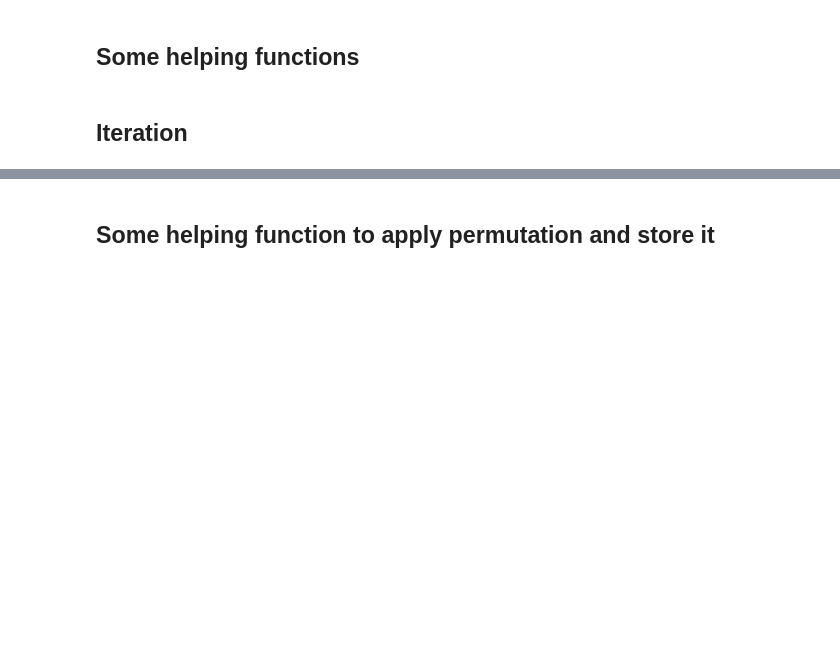
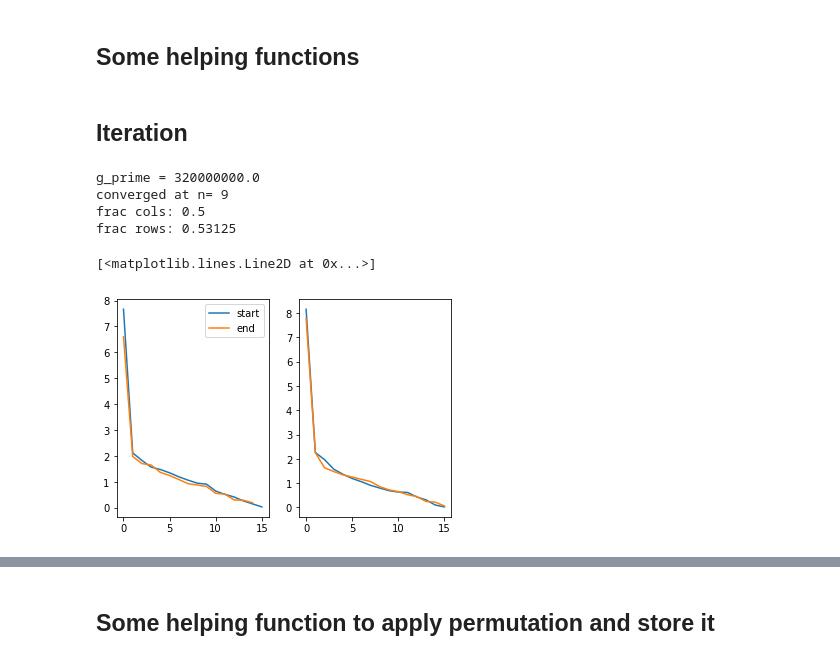
Before and after one commit to snuesslein/Matrixapprox, a Jupyter notebook: Code/Split/Cluster_Frobenius.ipynb, the cells around one changed output, grey strips where cells are left out. Cells and saved outputs as stored; diff of their text form; code cells hidden in the pictures; blank space fills up the shorter version.

```diff
--- a/Code/Split/Cluster_Frobenius.ipynb
+++ b/Code/Split/Cluster_Frobenius.ipynb
@@ -52,6 +52,6 @@ def show_matrices(X,s_col,s_row):
 f_reg_row = lambda x: -gamma*x**3
 f_reg_col = lambda x: -gamma*x**3
 
-gamma = 1e4 #maxbee have two different regularizations for rows and collumns
+gamma = 0e4 #maxbee have two different regularizations for rows and collumns
 # %% [markdown]
 ## Iteration
@@ -261,5 +329,5 @@ def segment_matrix(stage_causal,stage_anticausal,N=70,initla_spectral=True): #mi
 # %%
-gamma =1e2
+gamma =1e7
 q =25
 T = np.random.rand(32,32)
 sys = Split.initial_mixed(T)
@@ -268,17 +336,25 @@ stage_a=sys.anticausal_system.stages[0]
 s_c,s_r,report = segment_matrix(stage_c,stage_a,N=50)
 s_cols = report["s_cols"]
 s_rows = report["s_rows"]
+# %% [output]
+g_prime = 320000000.0
+converged at n= 9
+frac cols: 0.5
+frac rows: 0.53125
 # %%
-s_start_c,s_start_a = compute_sigmasf(T,s_cols[0],s_rows[0])
-s_end_c,s_end_a = compute_sigmasf(T,s_cols[-1],s_rows[-1])
+s_start_c,s_start_a = compute_sigmasf(T,s_cols[0][1:-1],s_rows[0][1:-1])
+s_end_c,s_end_a = compute_sigmasf(T,s_cols[-1][1:-1],s_rows[-1][1:-1])
 
 plt.subplot(1,2,1)
 plt.plot(s_start_c,label="start")
 plt.plot(s_end_c,label="end")
 plt.legend()
 plt.subplot(1,2,2)
 plt.plot(s_start_a,label="start")
 plt.plot(s_end_a,label="end")
+# %% [output]
+[<matplotlib.lines.Line2D at 0x...>]
+[figure, added]
 # %%
 print(np.count_nonzero(s_start_a>2)+np.count_nonzero(s_start_c>1.5))
 print(np.count_nonzero(s_end_a>2)+np.count_nonzero(s_end_c>1.5))
```
Also changed, not shown: parts of 44 cells of this notebook.
